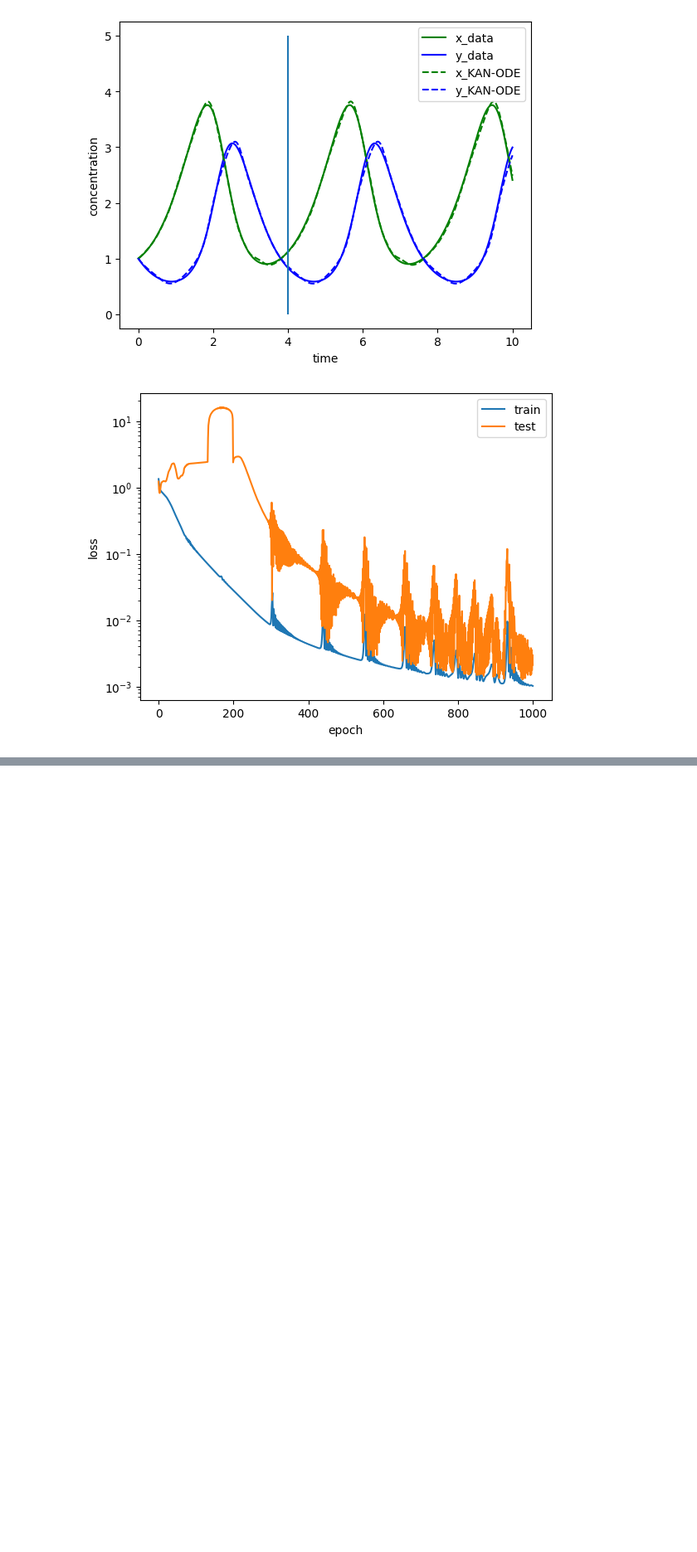
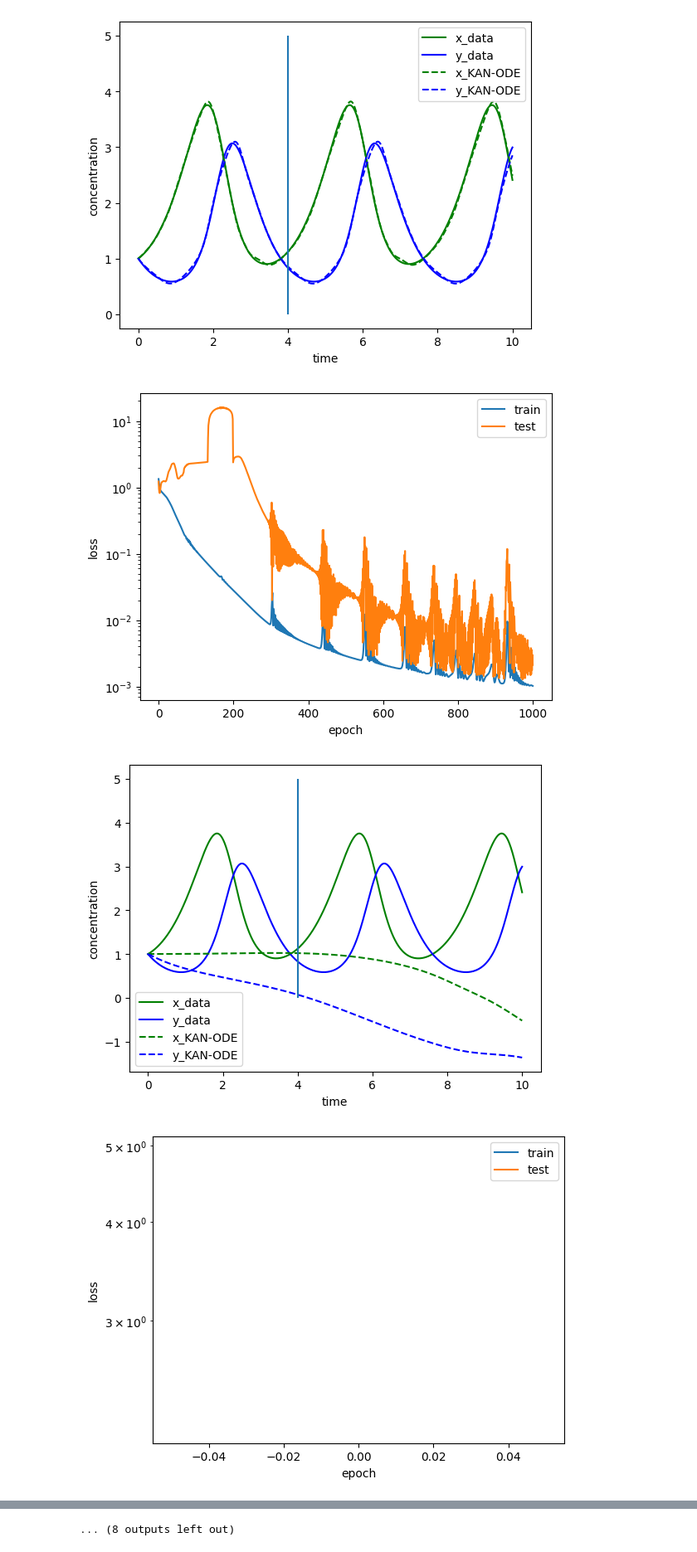
Before and after one commit to AdamJager/KAN-project, a Jupyter notebook: jupyterNoteBooks/LV-KANODE.ipynb, the cells around one changed output, grey strips where cells are left out. Shown at 83% size. Drawn from its saved outputs; the diff is of its cells as text; code cells hidden in the pictures; blank space fills up the shorter version.

```diff
--- a/jupyterNoteBooks/LVChebyKANODE.ipynb
+++ b/jupyterNoteBooks/LV-KANODE.ipynb
@@ -176,8 +181,48 @@ for epoch in tqdm(range(num_epochs)):
 [figure]
 [figure]
 ... (8 outputs left out)
+# %%
+model = FastKAN([2, 10, 2])
 # %%
 plotter(pred_test[:, 0, :], soln_arr, epoch, loss_list_train, loss_list_test)
 # %% [output]
 [figure]
 [figure]
+# %%
+loss_list_train=[]
+loss_list_test=[]
+#initialize ADAM optimizer
+optimizer = torch.optim.Adam(model.parameters(), lr=lr)
+
+
+loss_min=1e10 #arbitrarily large to overwrite later
+opt_plot_counter=0
+
+epoch_cutoff=10 #start at smaller lr to initialize, then bump it up
+
+#p1=model.layers[0].spline_weight
+#p2=model.layers[0].base_weight
+#p3=model.layers[1].spline_weight
+#p4=model.layers[1].base_weight
+for epoch in tqdm(range(num_epochs)):
+    #if epoch==epoch_cutoffs[2]:
+    #    model = kan.KAN(width=[2,3,2], grid=grids[1], k=3).initialize_from_another_model(model, X0_train)
+    model.train()
+    optimizer.zero_grad()
+
+    #pred=torchodeint(calDeriv, X0, t_learn, adjoint_params=[p1, p2, p3, p4])
+    pred=torchodeint(calDeriv, X0, t_learn)
+    loss_train=torch.mean(torch.square(pred[:, 0, :]-soln_arr_train))
+    loss_train.retain_grad()
+    loss_train.backward()
+    optimizer.step()
+    loss_list_train.append(loss_train.detach().cpu())
+    #pred_test=torchodeint(calDeriv, X0, t, adjoint_params=[])
+    model.eval()
+    pred_test=torchodeint(calDeriv, X0, t)
+    loss_list_test.append(torch.mean(torch.square(pred_test[N_t_train:,0, :]-soln_arr[N_t_train:, :])).detach().cpu())
+    if epoch % plot_freq == 0:
+        plotter(pred_test[:, 0, :], soln_arr, epoch, loss_list_train, loss_list_test)
+# %% [output]
+[figure, added]
+[figure, added]
@@ -183,0 +239 @@ plotter(pred_test[:, 0, :], soln_arr, epoch, loss_list_train, loss_list_test)
+... (8 outputs left out)
```
Also changed, not shown: parts of 3 cells of this notebook, 2 other files.
